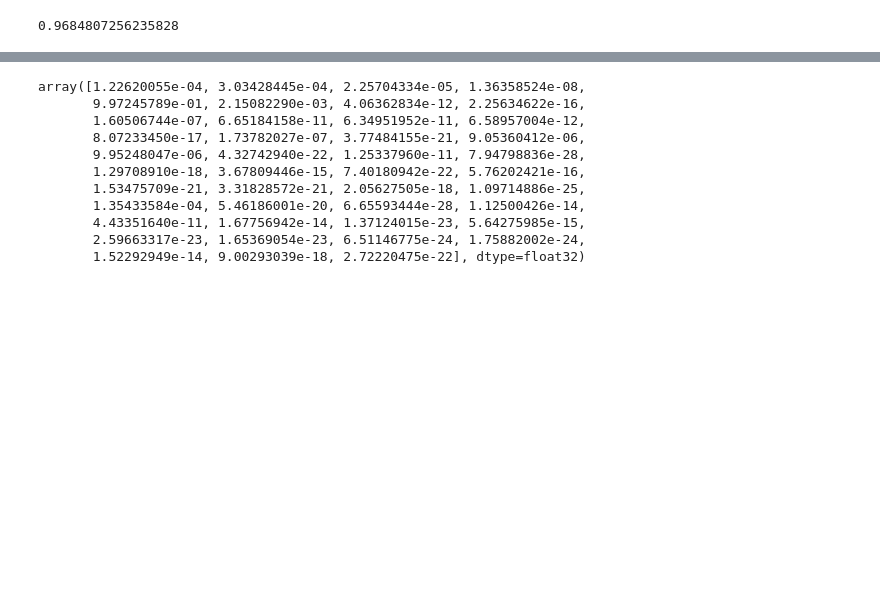
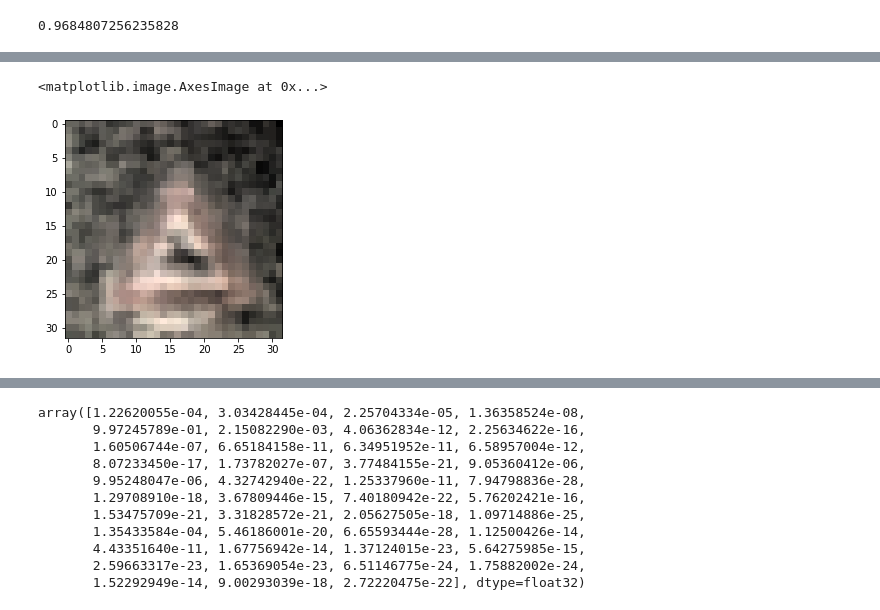
Before and after one commit to mjoze/dw_matrix, a Jupyter notebook: car_signs/Day4.ipynb, the cells around one changed output, grey strips where cells are left out. Saved outputs shown, nothing was run; the diff lists cells and outputs as text; code cells hidden in the pictures; blank space fills up the shorter version.

```diff
--- a/car_signs/Day4.ipynb
+++ b/car_signs/Day4.ipynb
@@ -184,0 +297,7 @@ Epoch 5/5
+# %%
+def preproc_img(img):
+  hsv = color.rgb2hsv(img)
+  hsv[:,:,2] = exposure.equalize_adapthist(hsv[:,:,2])
+  img = color.hsv2rgb(hsv)
+
+  return img
@@ -184,0 +309,5 @@ Epoch 5/5
+# %%
+plt.imshow( preproc_img(X_train[400]) )
+# %% [output]
+<matplotlib.image.AxesImage at 0x...>
+[figure, added]
```
Also changed, not shown: parts of 8 cells of this notebook.
